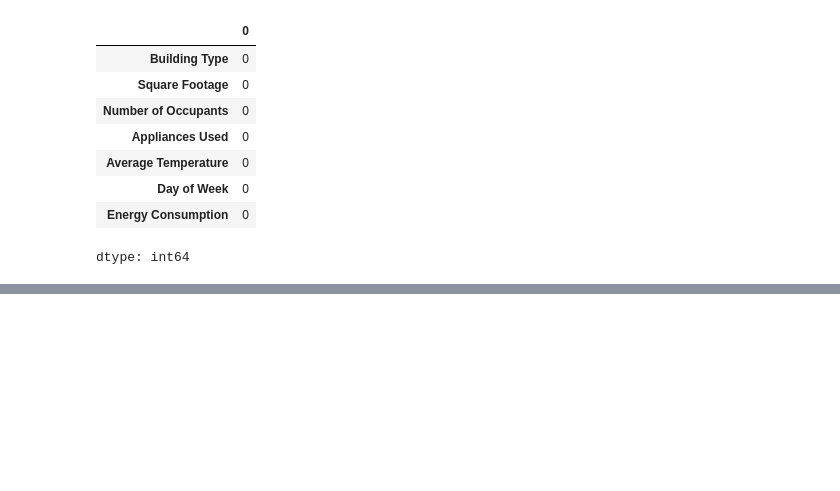
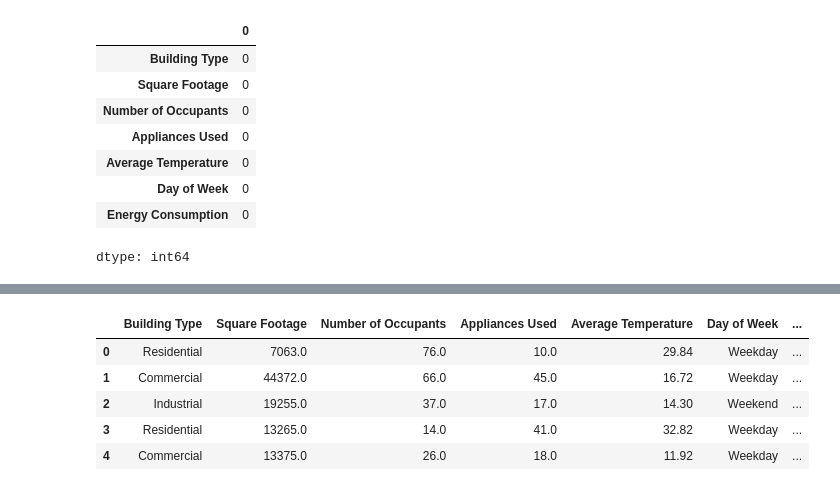
Before and after one commit to DGP2020/r5a_ailab, a Jupyter notebook: ml_lab_9july.ipynb, the cells around one changed output, grey strips where cells are left out. Cells and saved outputs as stored; diff of their text form; code cells hidden in the pictures; blank space fills up the shorter version.

```diff
--- a/ml_lab_9july.ipynb
+++ b/ml_lab_9july.ipynb
@@ -83,0 +95,14 @@ upper_bound = df['Energy Consumption'].quantile(0.99)
+# %%
+from sklearn.preprocessing import MinMaxScaler
+from sklearn.preprocessing import StandardScaler
+data=df['Energy Consumption']
+df['Standard_scale']=StandardScaler().fit_transform(df[['Energy Consumption']])
+df['MinMax_scale']=MinMaxScaler().fit_transform(df[['Energy Consumption']])
+df.head()
+# %% [output]
+|  | Building Type | Square Footage | Number of Occupants | Appliances Used | Average Temperature | Day of Week | ... |
+| 0 | Residential | 7063.0 | 76.0 | 10.0 | 29.84 | Weekday | ... |
+| 1 | Commercial | 44372.0 | 66.0 | 45.0 | 16.72 | Weekday | ... |
+| 2 | Industrial | 19255.0 | 37.0 | 17.0 | 14.30 | Weekend | ... |
+| 3 | Residential | 13265.0 | 14.0 | 41.0 | 32.82 | Weekday | ... |
+| 4 | Commercial | 13375.0 | 26.0 | 18.0 | 11.92 | Weekday | ... |
```
Also changed, not shown: parts of 3 cells of this notebook.
